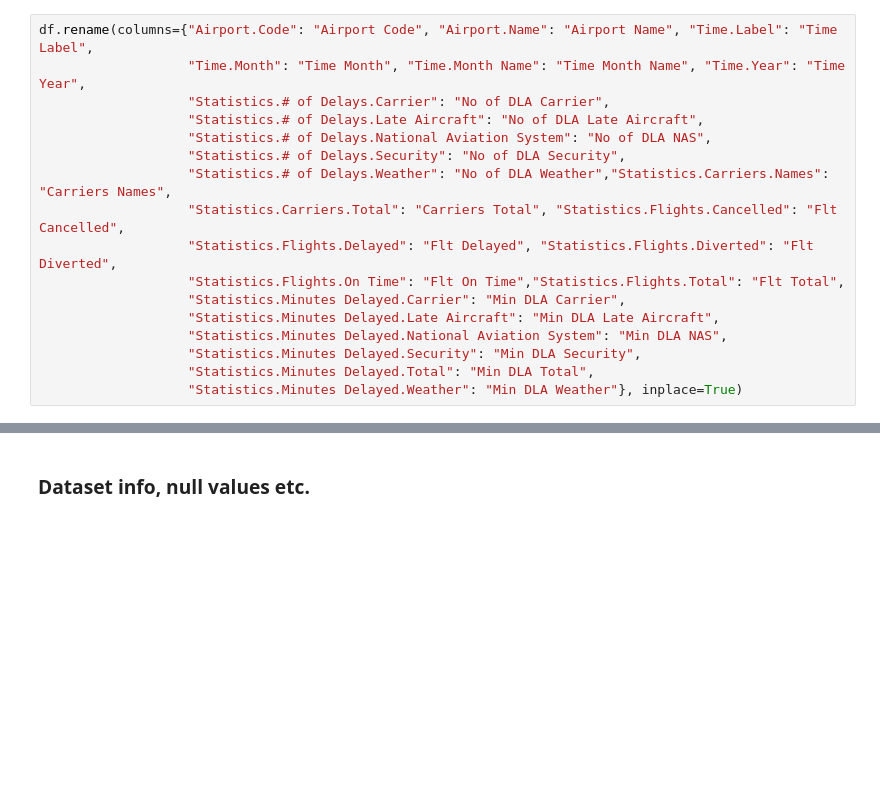
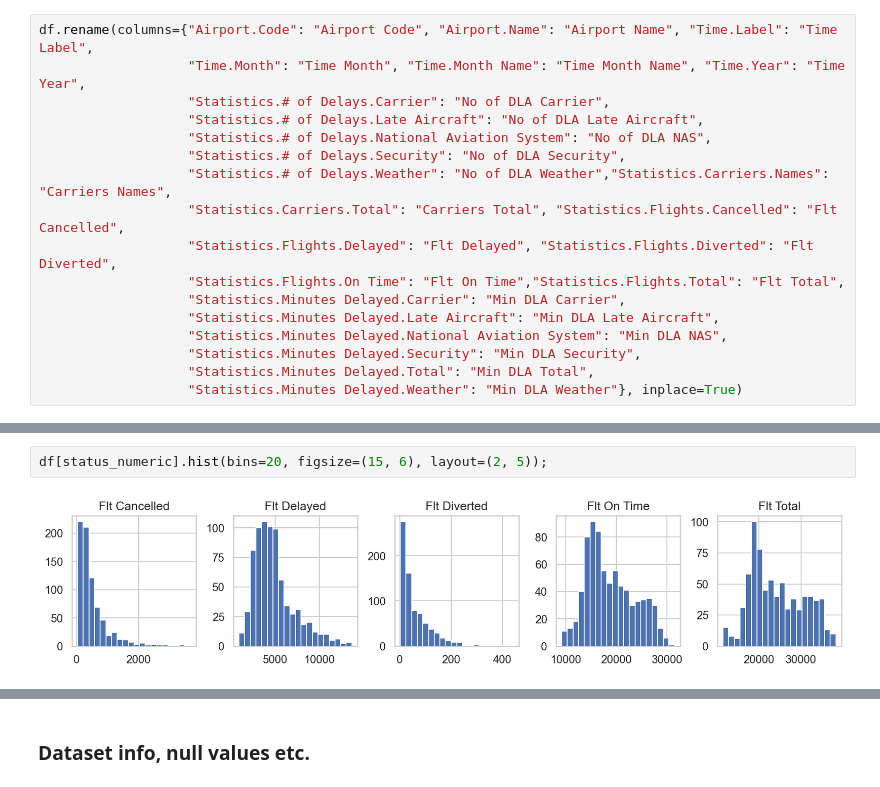
Before and after one commit to Munster2020/HDIP_CSDA_COMP08050_PROJECT, a Jupyter notebook: project2020.ipynb, the cells around one changed output, grey strips where cells are left out. Cells and saved outputs as stored; diff of their text form; blank space fills up the shorter version.

```diff
--- a/project2020.ipynb
+++ b/project2020.ipynb
@@ -156,0 +231,4 @@ df[numerical].hist(bins=20, figsize=(15, 6), layout=(2, 5));
+# %%
+df[status_numeric].hist(bins=20, figsize=(15, 6), layout=(2, 5));
+# %% [output]
+[figure, added]
```
Also changed, not shown: parts of 65 cells of this notebook.
